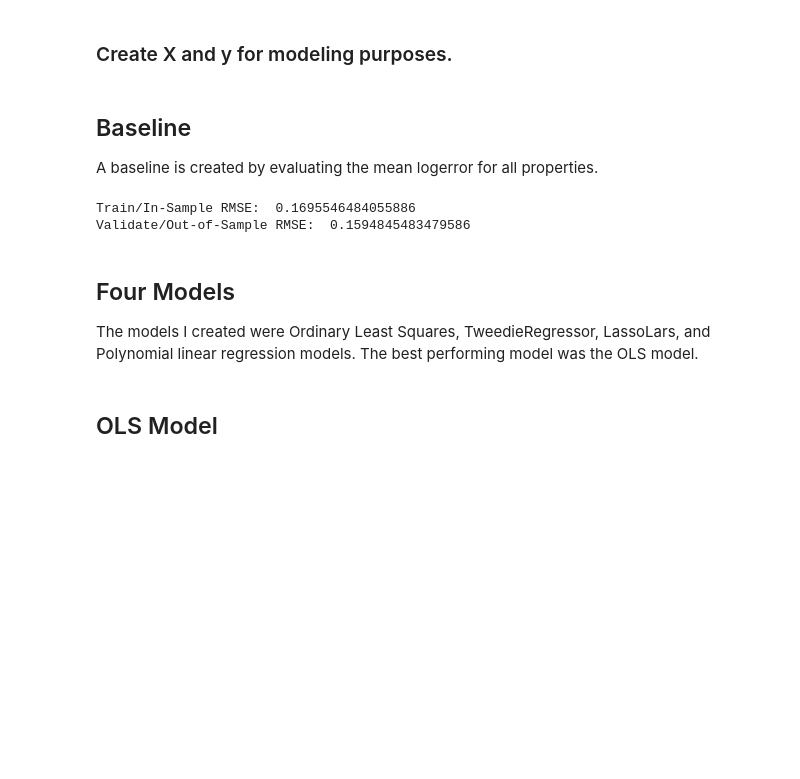
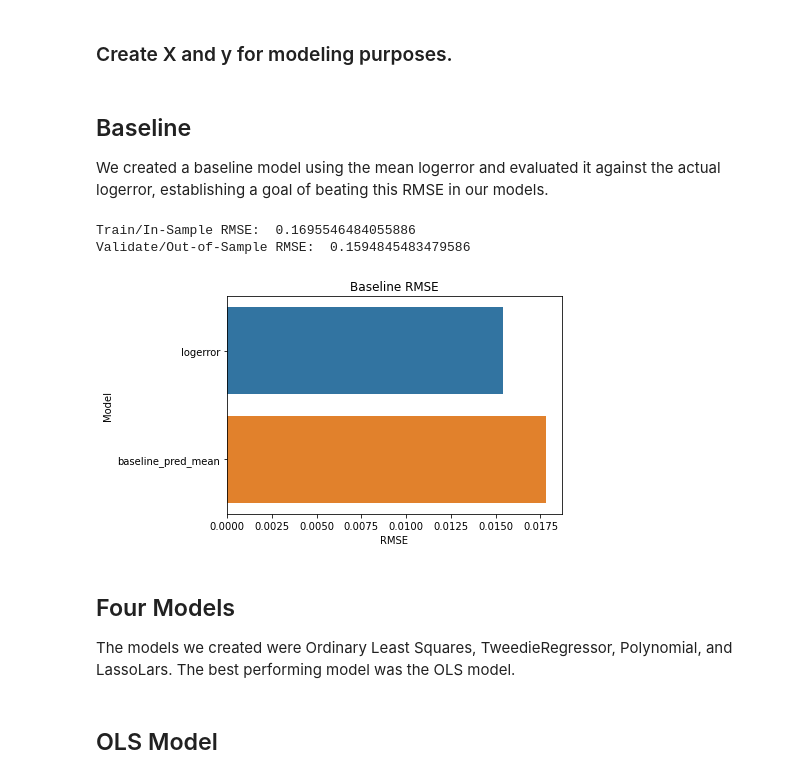
Before and after one commit to velasquez-wheeler/zillow_clustering_project, a Jupyter notebook: zillow_report.ipynb, the cells around one changed output. Drawn from its saved outputs; the diff is of its cells as text; code cells hidden in the pictures; blank space fills up the shorter version.

```diff
--- a/zillow_report.ipynb
+++ b/zillow_report.ipynb
@@ -395,7 +399,7 @@ X_test = test_scaled[features]
 y_test = test.logerror
 # %% [markdown]
 ## Baseline
-A baseline is created by evaluating the mean logerror for all properties.
+We created a baseline model using the mean logerror and evaluated it against the actual logerror, establishing a goal of beating this RMSE in our models.
 # %%
 # Create dataframes of the target for modeling purposes
 y_train = pd.DataFrame(y_train)
@@ -416,9 +420,13 @@ print("Validate/Out-of-Sample RMSE: ", rmse_validate)
 # %% [output]
 Train/In-Sample RMSE:  0.1695546484055886
 Validate/Out-of-Sample RMSE:  0.1594845483479586
+# %%
+viz.RMSE_baseline_model(y_validate)
+# %% [output]
+[figure, added]
 # %% [markdown]
 ## Four Models
-The models I created were Ordinary Least Squares, TweedieRegressor, LassoLars, and Polynomial linear regression models. The best performing model was the OLS model.
+The models we created were Ordinary Least Squares, TweedieRegressor, Polynomial, and LassoLars. The best performing model was the OLS model.
 # %% [markdown]
 ## OLS Model
 # %%
```
Also changed, not shown: parts of 19 cells of this notebook, 2 other files.
